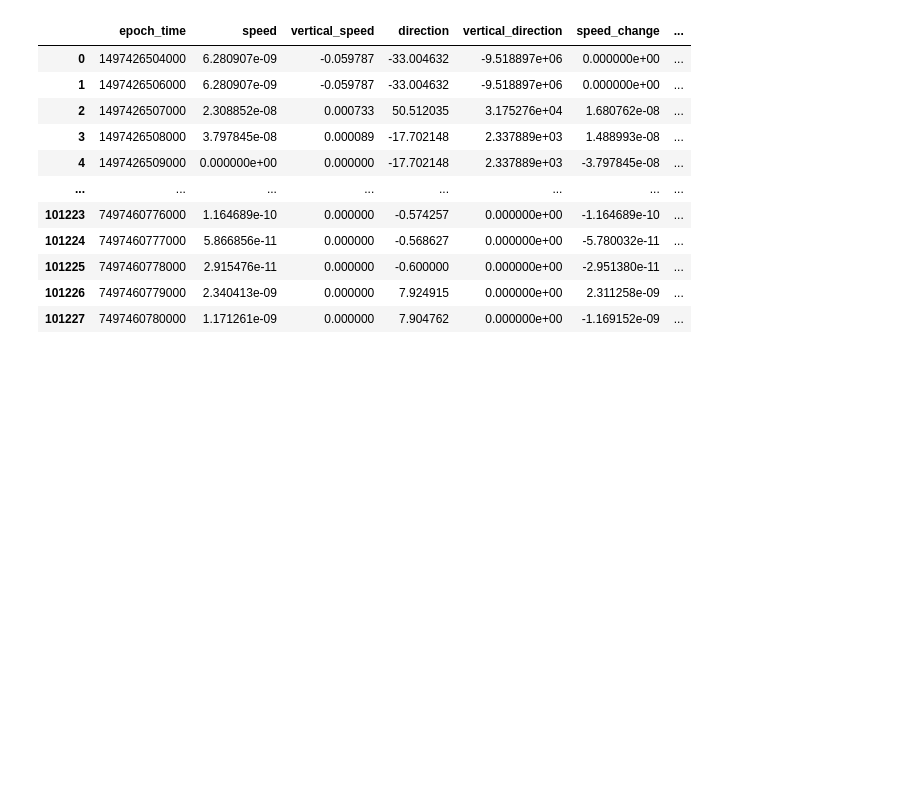
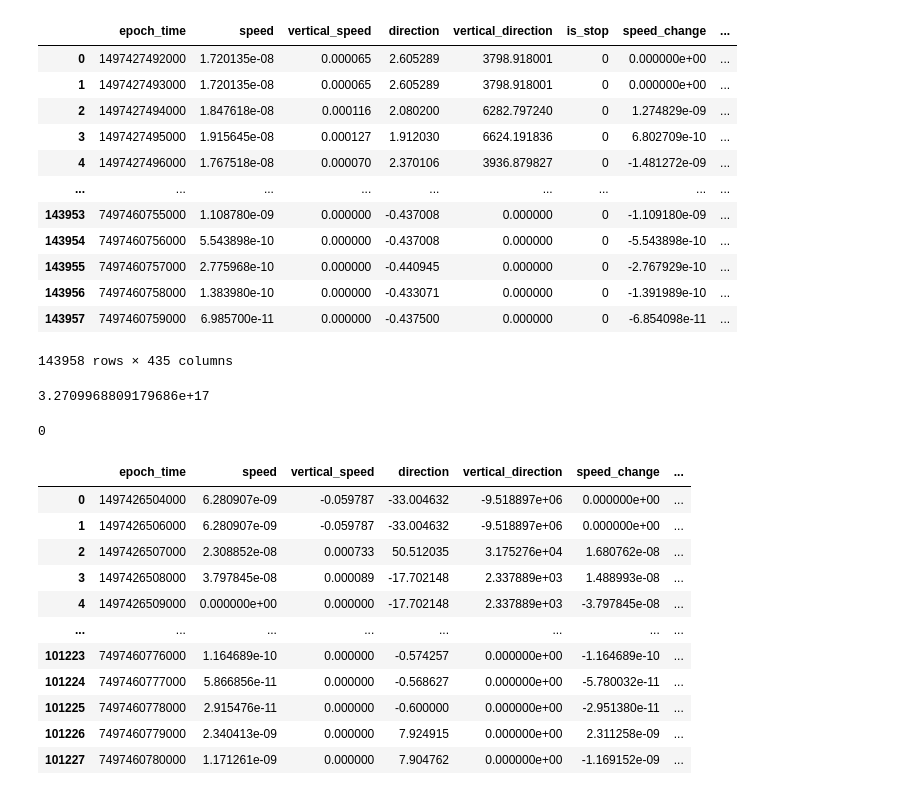
Before and after one commit to dbalabka/shl-activity-recognition-2021, a Jupyter notebook: notebooks/features_location.ipynb, the cells around one changed output. Cells and saved outputs as stored; diff of their text form; code cells hidden in the pictures; blank space fills up the shorter version.

Commit message:
Filed NA values where labels are w/o data

```diff
--- a/notebooks/features_location.ipynb
+++ b/notebooks/features_location.ipynb
@@ -12,7 +12,7 @@ data_path = './data'
 
 pd.set_option('display.max_columns', None)
 # %%
-def prepare_features(df, abs_column_patterns, window_sizes, window_center, window_functions, shift_periods, shift_column_patterns):
+def prepare_features(df, df_label, abs_column_patterns, window_sizes, window_center, window_functions, shift_periods, shift_column_patterns):
 
     # Add time rounded to seconds
     df['epoch_time'] = df['epoch_time'].round(-3)
@@ -20,8 +20,15 @@ def prepare_features(df, abs_column_patterns, window_sizes, window_center, windo
     # Group values by rounded time
     df = df.groupby(['epoch_time'], as_index=False).mean().drop(['Ignore1', 'Ignore2'], axis=1)
 
+    # Join with label
+    if df_label is not None:
+        df = df_label.merge(df, how='left').drop('label', axis=1)
+
     # Ensure that values are sorted before calculating diff
     df = df.sort_values(by='epoch_time')
+
+    # Fill NA
+    df = fill_na(df)
 
     # Calculate difference to get distance and speed
     df_diff = calculate_change(df)
@@ -81,21 +88,50 @@ settings = {
 }
 
 input_file_name = 'Location.parquet'
+input_file_name_label = 'Label.parquet'
 data_types = ['validate', 'train', 'test']
 full_input_file_names = [os.path.join(data_path, data_type, input_file_name) for data_type in data_types]
+full_input_file_names_label = [os.path.join(data_path, data_type, input_file_name_label) for data_type in data_types]
 
 base_output_file_name = 'features_location'
 output_format = 'parquet'
 output_file_name = base_output_file_name + '.' + output_format
 full_output_file_names = [os.path.join(data_path, data_type, output_file_name) for data_type in data_types]
 
-for file_in, file_out in zip(full_input_file_names, full_output_file_names):
+for file_in, file_in_label, file_out in zip(full_input_file_names, full_input_file_names_label, full_output_file_names):
     df = pd.read_parquet(file_in)
-    df = prepare_features(df, **settings)
+    df_label = None
+    if os.path.exists(file_in_label):
+        df_label = pd.read_parquet(file_in_label)
+    df = prepare_features(df, df_label, **settings)
     if output_format == 'parquet':
         df.to_parquet(file_out, index=False)
     elif output_format == 'avro':
         pdx.to_avro(file_out, df)
+# %%
+df
+# %% [output]
+|  | epoch_time | speed | vertical_speed | direction | vertical_direction | is_stop | speed_change | ... |
+| 0 | 1497427492000 | 1.720135e-08 | 0.000065 | 2.605289 | 3798.918001 | 0 | 0.000000e+00 | ... |
+| 1 | 1497427493000 | 1.720135e-08 | 0.000065 | 2.605289 | 3798.918001 | 0 | 0.000000e+00 | ... |
+| 2 | 1497427494000 | 1.847618e-08 | 0.000116 | 2.080200 | 6282.797240 | 0 | 1.274829e-09 | ... |
+| 3 | 1497427495000 | 1.915645e-08 | 0.000127 | 1.912030 | 6624.191836 | 0 | 6.802709e-10 | ... |
+| 4 | 1497427496000 | 1.767518e-08 | 0.000070 | 2.370106 | 3936.879827 | 0 | -1.481272e-09 | ... |
+| ... | ... | ... | ... | ... | ... | ... | ... | ... |
+| 143953 | 7497460755000 | 1.108780e-09 | 0.000000 | -0.437008 | 0.000000 | 0 | -1.109180e-09 | ... |
+| 143954 | 7497460756000 | 5.543898e-10 | 0.000000 | -0.437008 | 0.000000 | 0 | -5.543898e-10 | ... |
+| 143955 | 7497460757000 | 2.775968e-10 | 0.000000 | -0.440945 | 0.000000 | 0 | -2.767929e-10 | ... |
+| 143956 | 7497460758000 | 1.383980e-10 | 0.000000 | -0.433071 | 0.000000 | 0 | -1.391989e-10 | ... |
+| 143957 | 7497460759000 | 6.985700e-11 | 0.000000 | -0.437500 | 0.000000 | 0 | -6.854098e-11 | ... |
+143958 rows × 435 columns
+# %%
+df.sum().sum()
+# %% [output]
+3.2709968809179686e+17
+# %%
+df.isnull().sum().sum()
+# %% [output]
+0
 # %%
 # Split files into parts to avoid error when loading from Google Storage to BigQuery
 
```
